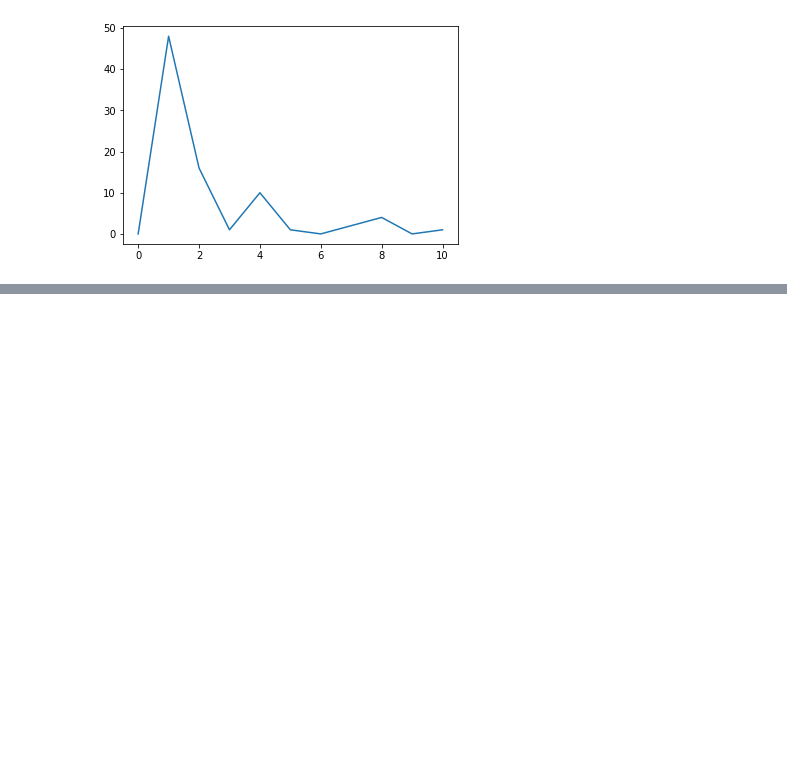
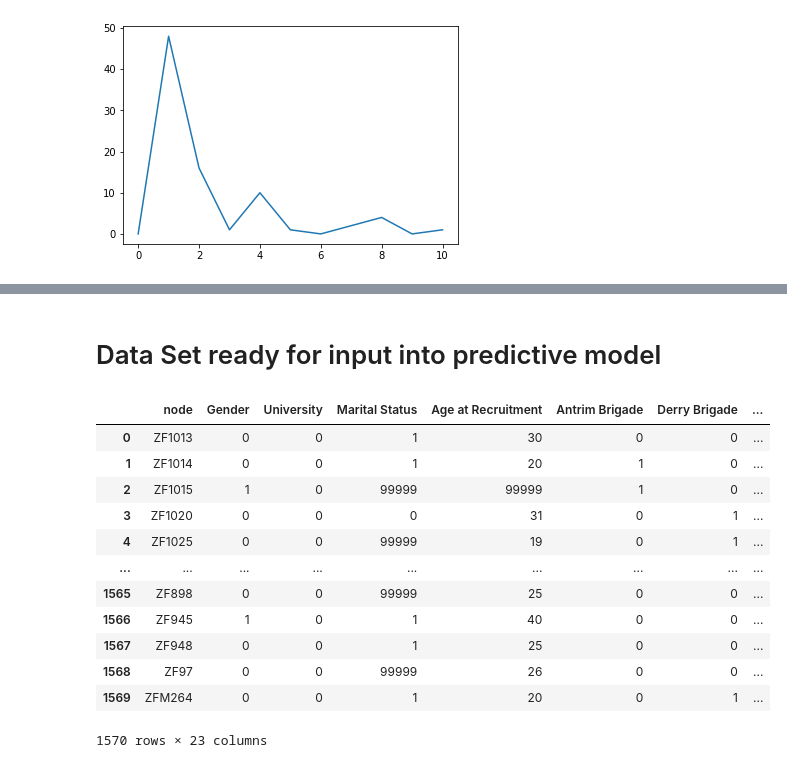
Before and after one commit to powerd4/SNA_project, a Jupyter notebook: notebooks/network_params.ipynb, the cells around one changed output, grey strips where cells are left out. Drawn from its saved outputs; the diff is of its cells as text; code cells hidden in the pictures; blank space fills up the shorter version.

Commit message:
Made a single table containing the node attributes from the file, network attributes and the period, ready for use in ML.

```diff
--- a/notebooks/network_params.ipynb
+++ b/notebooks/network_params.ipynb
@@ -204,0 +283,44 @@ df
+# %%
+for period, value in enumerate(atts):
+    atts[period]['period'] = '4_5' if period == 3 else '6' if period == 4 else str(period + 1)
+# %%
+from functools import reduce
+node_attributes_from_file = reduce(lambda left, right: pd.merge(left, right, how='outer'), atts)
+# %%
+node_attributes = pd.DataFrame()
+
+for period, graph in enumerate(G):
+    new_attributes = pd.DataFrame()
+
+    new_attributes['node'] = list(nx.nodes(graph))
+    new_attributes['period'] = '4_5' if period == 3 else '6' if period == 4 else str(period + 1)
+    new_attributes['degree'] = [j for i, j in list(nx.degree(graph))]
+    new_attributes['degree_centrality'] = [j for i, j in list(nx.degree_centrality(graph))]
+    new_attributes['eigenvector_centrality'] = [j for i, j in list(nx.eigenvector_centrality(graph))]
+    new_attributes['closeness_centrality'] = [j for i, j in list(nx.closeness_centrality(graph))]
+    new_attributes['betweenness_centrality'] = [j for i, j in list(nx.betweenness_centrality(graph))]
+    new_attributes['communicability_betweenness_centrality'] = [j for i, j in list(nx.communicability_betweenness_centrality(graph))]
+    new_attributes['single_source_shortest_path'] = [j for i, j in list(nx.single_source_shortest_path(graph))]
+    new_attributes['neighbours'] = [list(nx.neighbors(graph, i)) for i in new_attributes['node']]
+
+    node_attributes = node_attributes.append(new_attributes, ignore_index=True, sort=False)
+# %%
+node_attributes = pd.merge(node_attributes_from_file, node_attributes, how = 'inner', on = ['node', 'period'])
+# %% [markdown]
+# Data Set ready for input into predictive model
+# %%
+node_attributes
+# %% [output]
+|  | node | Gender | University | Marital Status | Age at Recruitment | Antrim Brigade | Derry Brigade | ... |
+| 0 | ZF1013 | 0 | 0 | 1 | 30 | 0 | 0 | ... |
+| 1 | ZF1014 | 0 | 0 | 1 | 20 | 1 | 0 | ... |
+| 2 | ZF1015 | 1 | 0 | 99999 | 99999 | 1 | 0 | ... |
+| 3 | ZF1020 | 0 | 0 | 0 | 31 | 0 | 1 | ... |
+| 4 | ZF1025 | 0 | 0 | 99999 | 19 | 0 | 1 | ... |
+| ... | ... | ... | ... | ... | ... | ... | ... | ... |
+| 1565 | ZF898 | 0 | 0 | 99999 | 25 | 0 | 0 | ... |
+| 1566 | ZF945 | 1 | 0 | 1 | 40 | 0 | 0 | ... |
+| 1567 | ZF948 | 0 | 0 | 1 | 25 | 0 | 0 | ... |
+| 1568 | ZF97 | 0 | 0 | 99999 | 26 | 0 | 0 | ... |
+| 1569 | ZFM264 | 0 | 0 | 1 | 20 | 0 | 1 | ... |
+1570 rows × 23 columns
```
Also changed, not shown: parts of 15 cells of this notebook.
